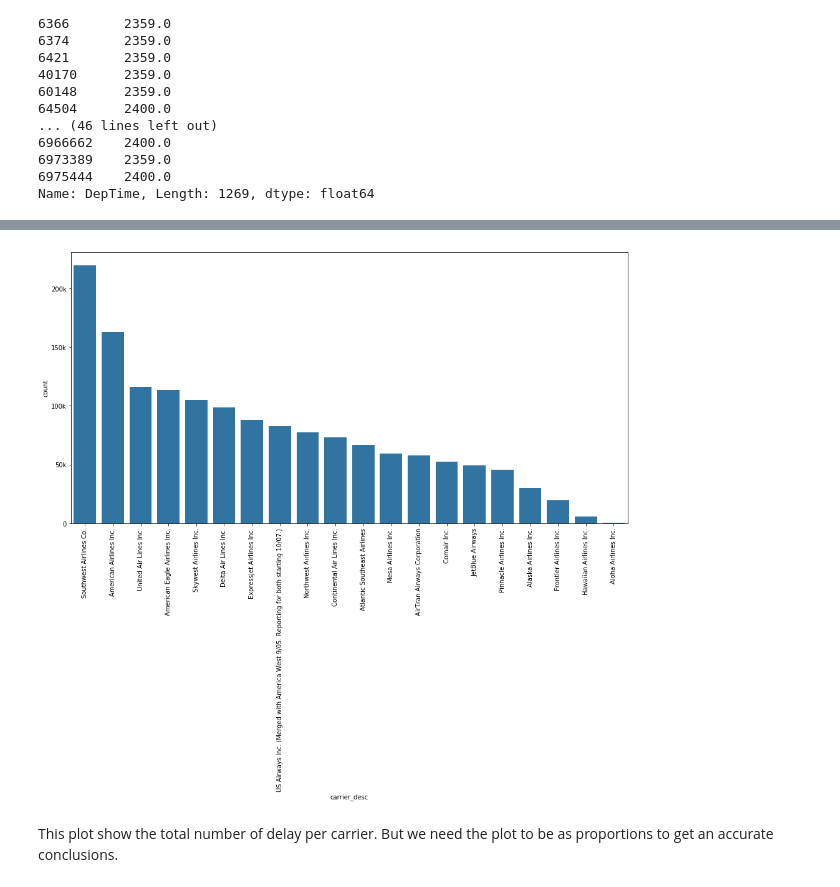
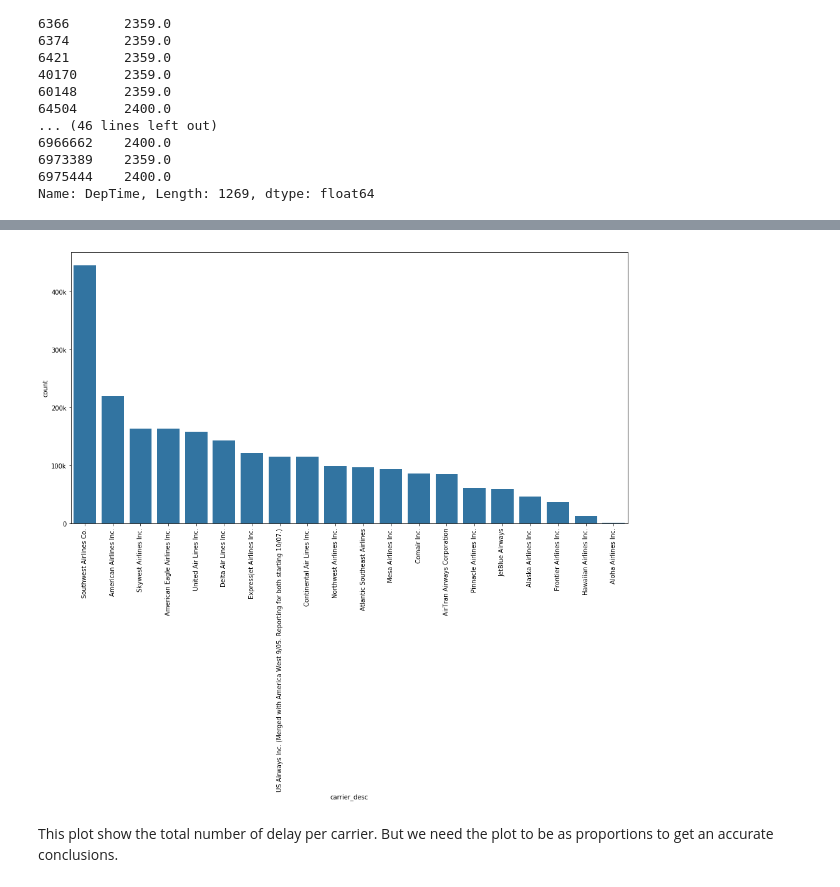
Before and after one commit to iRaied/UDACITY_Project_5.2_Flights, a Jupyter notebook: Flights.ipynb, the cells around one changed output, grey strips where cells are left out. Saved outputs shown, nothing was run; the diff lists cells and outputs as text; code cells hidden in the pictures.

Commit message:
initial Bivariate Plot

```diff
--- a/Flights.ipynb
+++ b/Flights.ipynb
@@ -561 +564,10 @@ df_2008_clean['delay_period'] = (df_2008_clean.CarrierDelay + df_2008_clean.Weat
+# %%
+# Create a new dataframe called delay to store the dealy features
+
+delay = df_2008_clean[["carrier_desc", "origin_airport","ArrDelay" , "DepDelay", "CarrierDelay", "WeatherDelay",
+                       "NASDelay", "SecurityDelay", "LateAircraftDelay"]]
+# %%
+# Store only non null values
+
+delay = delay.query('ArrDelay >= 0 and DepDelay >= 0')
 # %%
@@ -578,8 +594,0 @@ df_2008_clean.head(10)
-# %%
-# Create a new dataframe called delay to store the dealy features
-
-delay = df_2008_clean[["carrier_desc", "origin_airport", "CarrierDelay", "WeatherDelay", "NASDelay", "SecurityDelay", "LateAircraftDelay", "delay_period"]]
-# %%
-# Store only non null values
-
-delay = delay.query('delay_period > 0')
@@ -649,12 +643,12 @@ order_c = delay['carrier_desc'].value_counts().index
 # %%
 # Plot the Total number of delays pre carrier with bars order
 
 plt.figure(figsize = (16, 8));
 sb.countplot(data = delay, x = 'carrier_desc', color = color_palette, order = order_c);
 plt.xticks(rotation=90);
-plt.yticks([0, 50e3, 100e3, 150e3, 200e3],['0', '50k', '100k', '150k', '200k']);
+plt.yticks([0, 100e3, 200e3, 300e3, 400e3],['0', '100k', '200k', '300k', '400k']);
 # %% [output]
-[figure, old version]
+[figure, new version]
 # %% [markdown]
 This plot show the total number of delay per carrier. But we need the plot to be as proportions to get an accurate conclusions.
 # %% [markdown]
```
Also changed, not shown: parts of 29 cells of this notebook.
